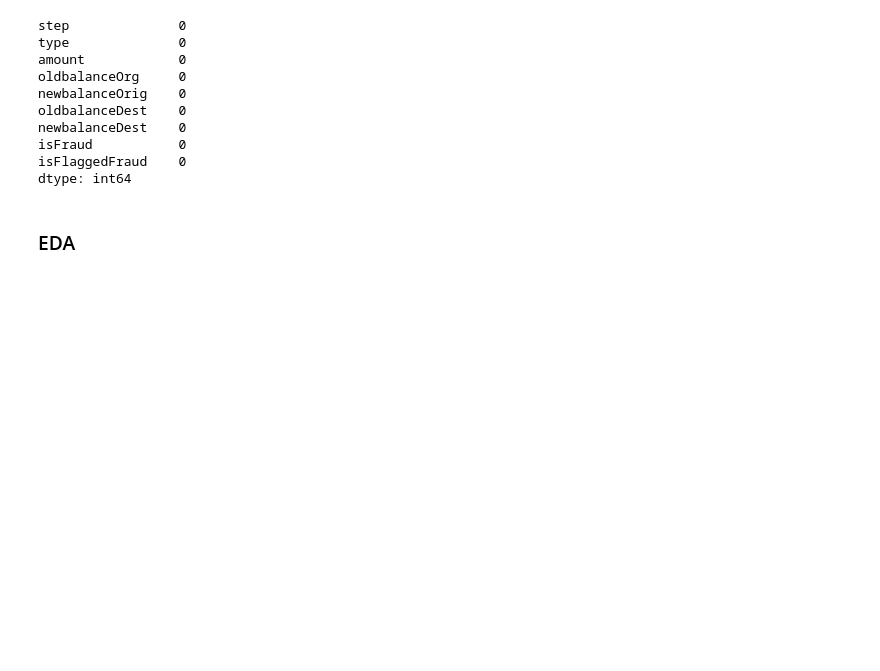
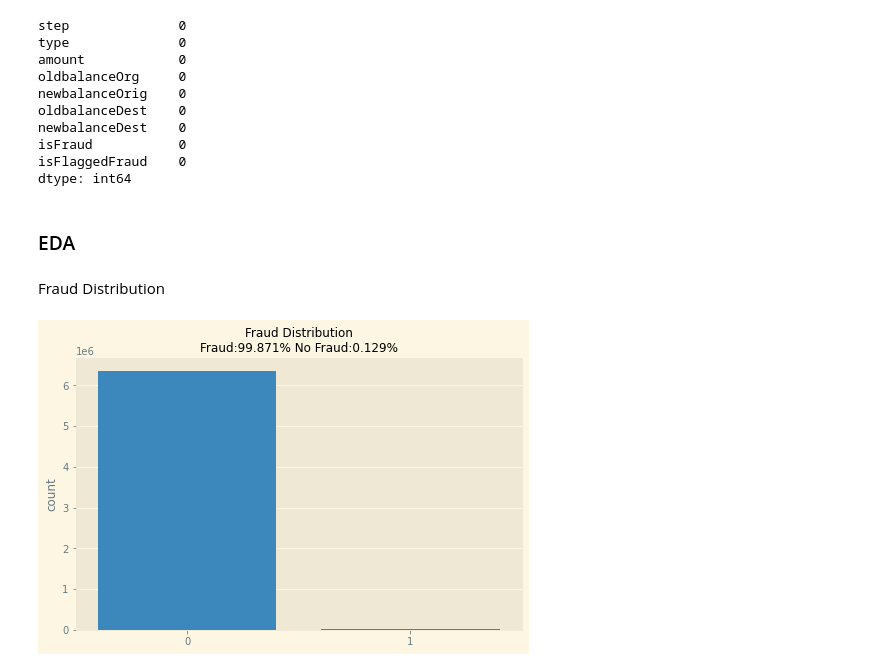
Before and after one commit to KishenSharma6/CreditFraudAnalysis, a Jupyter notebook: notebooks/03052020_EDA.ipynb, the cells around one changed output. Saved outputs shown, nothing was run; the diff lists cells and outputs as text; code cells hidden in the pictures; blank space fills up the shorter version.

```diff
--- a/notebooks/03052020_EDA.ipynb
+++ b/notebooks/03052020_EDA.ipynb
@@ -7,16 +7,18 @@ import seaborn as sns
 # %%
 #Set notebook preferences
 pd.set_option('display.float_format', lambda x: '%.3f' % x)
+
+plt.style.use('Solarize_Light2')
 # %%
 import yaml
-path= r'/Users/ksharma/Documents/Data Science/Projects/paysim_credit_fraud_analysis/'
+path= r'/Users/ksharma/Documents/ML Engineer/Machine Learning/Projects/paysim_credit_fraud_analysis/'
 config_name= 'config.yaml'
 
 #read yaml file
 with open(os.path.join(path, config_name)) as file:
     config = yaml.safe_load(file)
 
-df= pd.read_csv(config['data']['cleanedData'], dtype={'isFraud':'category', 'isFlaggedFraud':'category'})
+df= pd.read_csv(config['data']['cleanedData'], dtype={'isFraud':'object', 'isFlaggedFraud':'category'})
 df.drop('Unnamed: 0', axis= 1, inplace= True)
 # %% [markdown]
 **Data Overview**
@@ -83,0 +84,14 @@ import tensorflow as tf
+# %% [markdown]
+Fraud Distribution
+# %%
+f, ax= plt.subplots(figsize= (8,5))
+
+j= sns.countplot(x=df['isFraud'], ax= ax)
+
+percentFraud= round((len(df.loc[df['isFraud'] =='1', :])/len(df)) * 100,3)
+percentLegit= round((len(df.loc[df['isFraud'] =='0', :])/len(df)) * 100,3)
+
+ax.set_title('Fraud Distribution\nFraud:%s No Fraud:%s' % (str(percentLegit)+'%', str(percentFraud)+'%'), fontsize= 12)
+ax.set_xlabel('');
+# %% [output]
+[figure, added]
```
Also changed, not shown: parts of 8 cells of this notebook.
